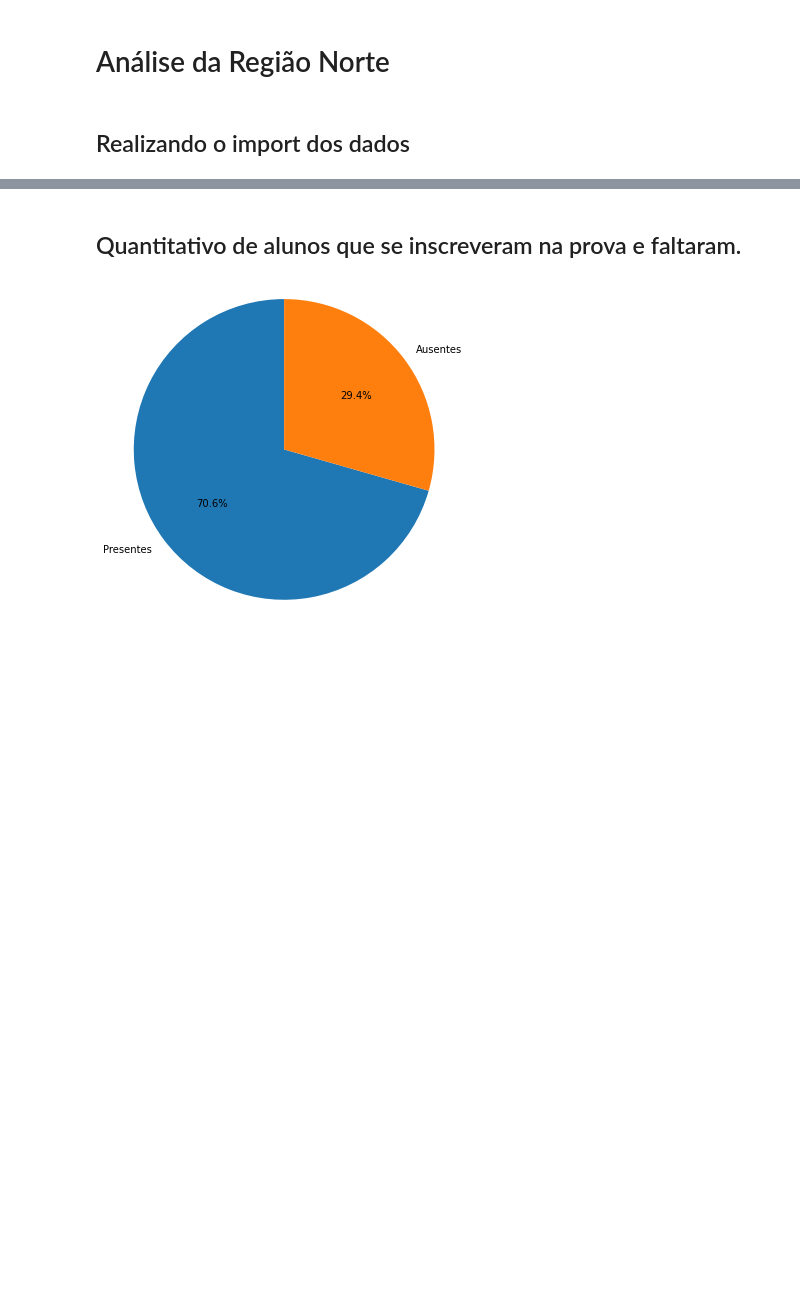
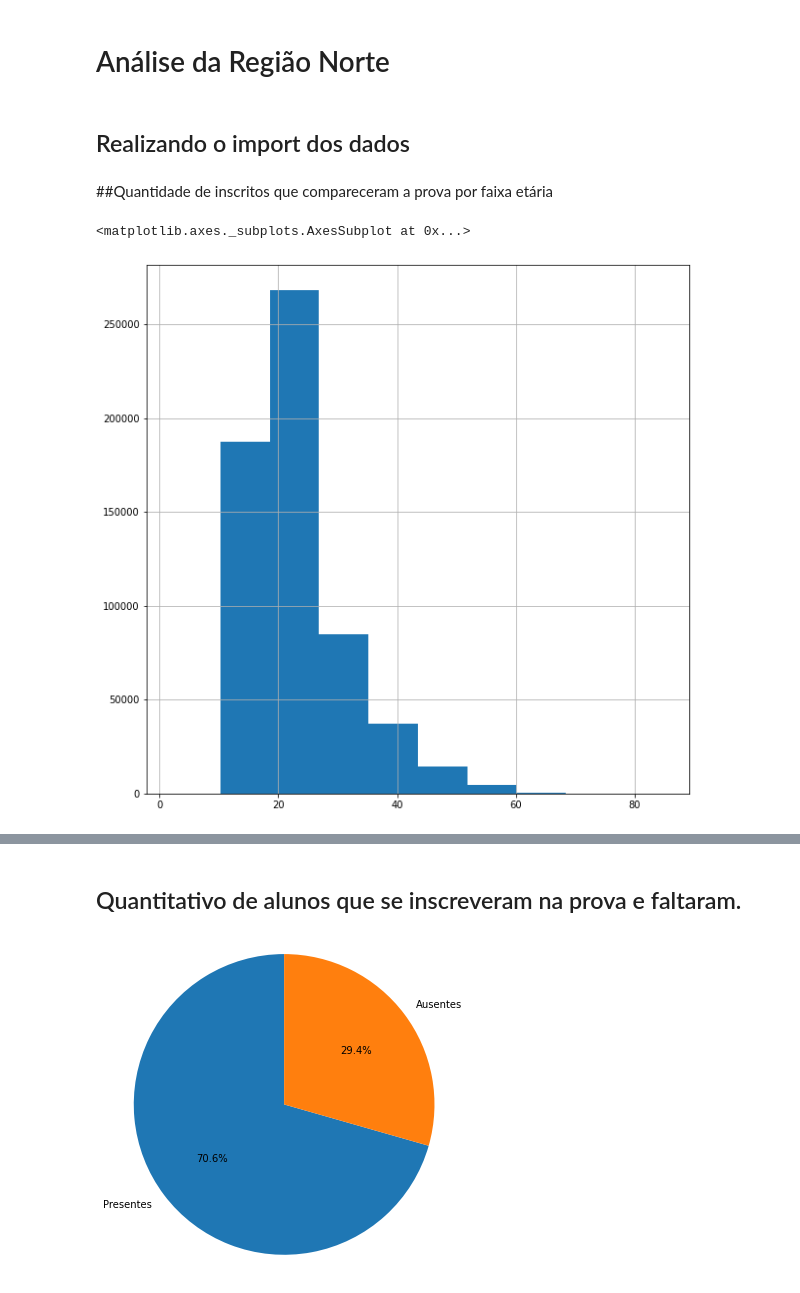
Before and after one commit to henriquecl/DataSciene_Destrinchando_o_ENEM, a Jupyter notebook: Brincando_com_o_ENEM.ipynb, the cells around one changed output, grey strips where cells are left out. Saved outputs shown, nothing was run; the diff lists cells and outputs as text; code cells hidden in the pictures; blank space fills up the shorter version.

```diff
--- a/Brincando_com_o_ENEM.ipynb
+++ b/Brincando_com_o_ENEM.ipynb
@@ -200,3 +200,11 @@ data_S.to_csv("DadosSul.csv")
 ##  Realizando o import dos dados
 # %%
 dados_norte = pd.read_csv('/content/drive/My Drive/Dados_ENEM/Por_Regiao/DadosNorte.csv')
+# %% [markdown]
+##Quantidade de inscritos que compareceram a prova por faixa etária
+# %%
+#sns.distplot(dados_norte.dropna(), x="NU_IDADE")
+dados_norte["NU_IDADE"].dropna().hist()
+# %% [output]
+<matplotlib.axes._subplots.AxesSubplot at 0x...>
+[figure, added]
```
Also changed, not shown: parts of 3 cells of this notebook.
